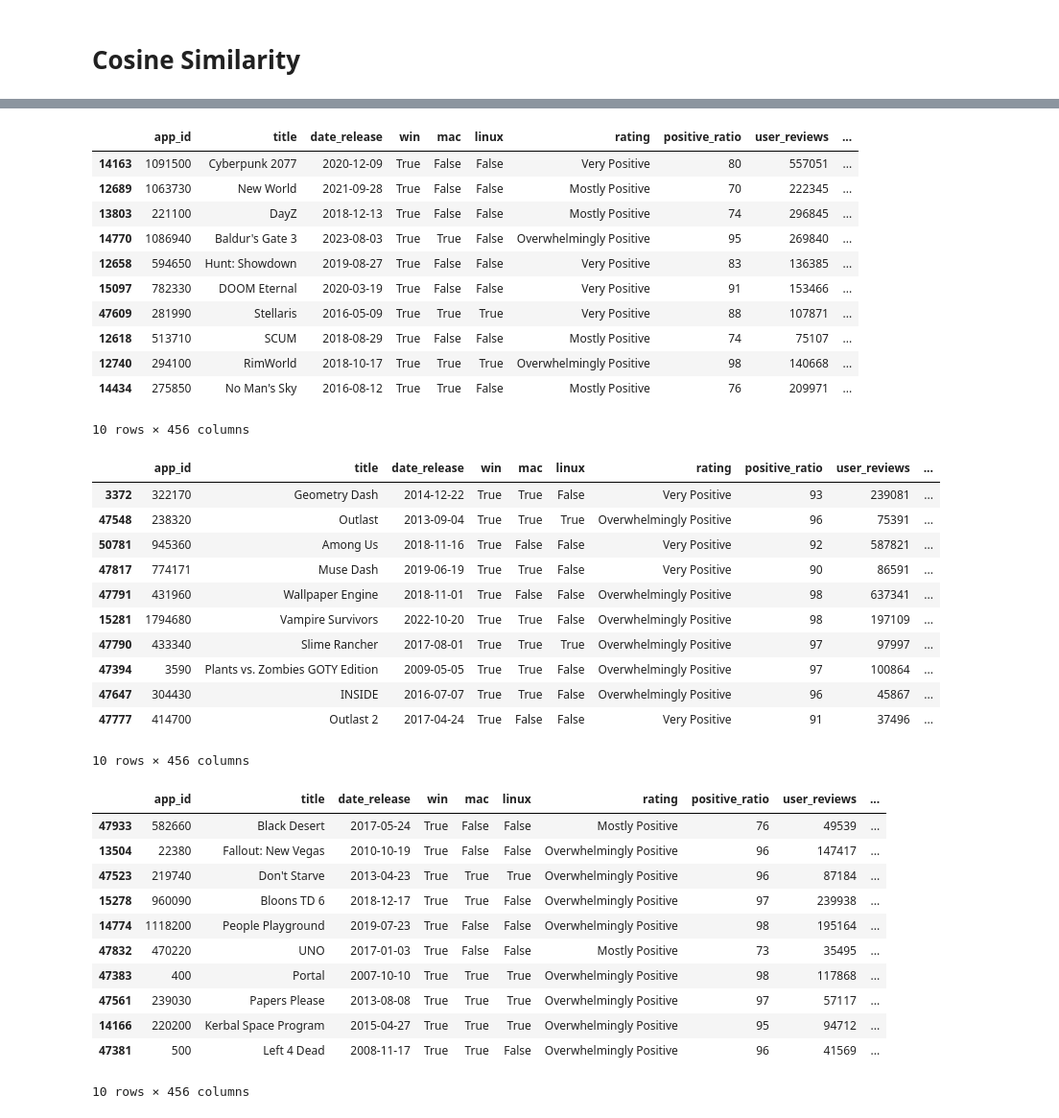
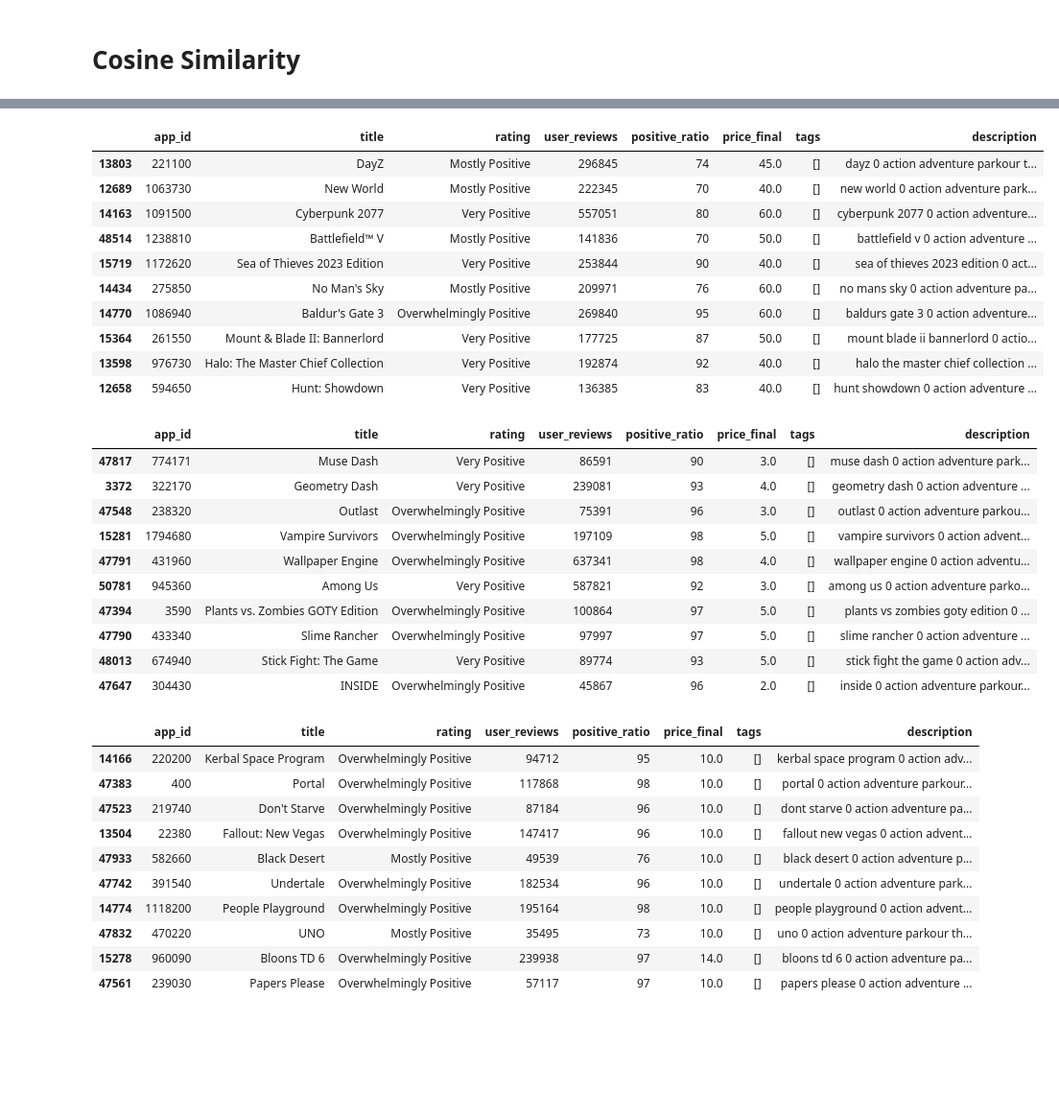
Before and after one commit to nicklus-14/game-recommendation-system, a Jupyter notebook: feature_engineering_and_similarity.ipynb, the cells around one changed output, grey strips where cells are left out. Shown: that part at 96% size. Drawn from its saved outputs; the diff is of its cells as text; code cells hidden in the pictures; blank space fills up the shorter version.

```diff
--- a/feature_engineering_and_similarity.ipynb
+++ b/feature_engineering_and_similarity.ipynb
@@ -270,51 +280,48 @@ IndexError: index 2604 is out of bounds for axis 0 with size 828
 # %%
 # ELDEN RING
 rec = recommend(df, 1245620, cs_matrix)
-rec
+rec[['app_id', 'title', 'rating', 'user_reviews', 'positive_ratio', 'price_final','tags', 'description']]
 # %% [output]
-|  | app_id | title | date_release | win | mac | linux | rating | positive_ratio | user_reviews | ... |
-| 14163 | 1091500 | Cyberpunk 2077 | 2020-12-09 | True | False | False | Very Positive | 80 | 557051 | ... |
-| 12689 | 1063730 | New World | 2021-09-28 | True | False | False | Mostly Positive | 70 | 222345 | ... |
-| 13803 | 221100 | DayZ | 2018-12-13 | True | False | False | Mostly Positive | 74 | 296845 | ... |
-| 14770 | 1086940 | Baldur's Gate 3 | 2023-08-03 | True | True | False | Overwhelmingly Positive | 95 | 269840 | ... |
-| 12658 | 594650 | Hunt: Showdown | 2019-08-27 | True | False | False | Very Positive | 83 | 136385 | ... |
-| 15097 | 782330 | DOOM Eternal | 2020-03-19 | True | False | False | Very Positive | 91 | 153466 | ... |
-| 47609 | 281990 | Stellaris | 2016-05-09 | True | True | True | Very Positive | 88 | 107871 | ... |
-| 12618 | 513710 | SCUM | 2018-08-29 | True | False | False | Mostly Positive | 74 | 75107 | ... |
-| 12740 | 294100 | RimWorld | 2018-10-17 | True | True | True | Overwhelmingly Positive | 98 | 140668 | ... |
-| 14434 | 275850 | No Man's Sky | 2016-08-12 | True | True | False | Mostly Positive | 76 | 209971 | ... |
+|  | app_id | title | rating | user_reviews | positive_ratio | price_final | tags | description |
+| 13803 | 221100 | DayZ | Mostly Positive | 296845 | 74 | 45.0 | [] | dayz 0 action adventure parkour t... |
+| 12689 | 1063730 | New World | Mostly Positive | 222345 | 70 | 40.0 | [] | new world 0 action adventure park... |
+| 14163 | 1091500 | Cyberpunk 2077 | Very Positive | 557051 | 80 | 60.0 | [] | cyberpunk 2077 0 action adventure... |
+| 48514 | 1238810 | Battlefield™ V | Mostly Positive | 141836 | 70 | 50.0 | [] | battlefield v 0 action adventure ... |
+| 15719 | 1172620 | Sea of Thieves 2023 Edition | Very Positive | 253844 | 90 | 40.0 | [] | sea of thieves 2023 edition 0 act... |
+| 14434 | 275850 | No Man's Sky | Mostly Positive | 209971 | 76 | 60.0 | [] | no mans sky 0 action adventure pa... |
+| 14770 | 1086940 | Baldur's Gate 3 | Overwhelmingly Positive | 269840 | 95 | 60.0 | [] | baldurs gate 3 0 action adventure... |
+| 15364 | 261550 | Mount & Blade II: Bannerlord | Very Positive | 177725 | 87 | 50.0 | [] | mount blade ii bannerlord 0 actio... |
+| 13598 | 976730 | Halo: The Master Chief Collection | Very Positive | 192874 | 92 | 40.0 | [] | halo the master chief collection ... |
+| 12658 | 594650 | Hunt: Showdown | Very Positive | 136385 | 83 | 40.0 | [] | hunt showdown 0 action adventure ... |
-10 rows × 456 columns
 # %%
 # Titanfall 2
 rec = recommend(df, 1237970, cs_matrix)
-rec
+rec[['app_id', 'title', 'rating', 'user_reviews', 'positive_ratio', 'price_final','tags', 'description']]
 # %% [output]
-|  | app_id | title | date_release | win | mac | linux | rating | positive_ratio | user_reviews | ... |
-| 3372 | 322170 | Geometry Dash | 2014-12-22 | True | True | False | Very Positive | 93 | 239081 | ... |
-| 47548 | 238320 | Outlast | 2013-09-04 | True | True | True | Overwhelmingly Positive | 96 | 75391 | ... |
-| 50781 | 945360 | Among Us | 2018-11-16 | True | False | False | Very Positive | 92 | 587821 | ... |
-| 47817 | 774171 | Muse Dash | 2019-06-19 | True | True | False | Very Positive | 90 | 86591 | ... |
-| 47791 | 431960 | Wallpaper Engine | 2018-11-01 | True | False | False | Overwhelmingly Positive | 98 | 637341 | ... |
-| 15281 | 1794680 | Vampire Survivors | 2022-10-20 | True | True | False | Overwhelmingly Positive | 98 | 197109 | ... |
-| 47790 | 433340 | Slime Rancher | 2017-08-01 | True | True | True | Overwhelmingly Positive | 97 | 97997 | ... |
-| 47394 | 3590 | Plants vs. Zombies GOTY Edition | 2009-05-05 | True | True | False | Overwhelmingly Positive | 97 | 100864 | ... |
-| 47647 | 304430 | INSIDE | 2016-07-07 | True | True | False | Overwhelmingly Positive | 96 | 45867 | ... |
-| 47777 | 414700 | Outlast 2 | 2017-04-24 | True | False | False | Very Positive | 91 | 37496 | ... |
+|  | app_id | title | rating | user_reviews | positive_ratio | price_final | tags | description |
+| 47817 | 774171 | Muse Dash | Very Positive | 86591 | 90 | 3.0 | [] | muse dash 0 action adventure park... |
+| 3372 | 322170 | Geometry Dash | Very Positive | 239081 | 93 | 4.0 | [] | geometry dash 0 action adventure ... |
+| 47548 | 238320 | Outlast | Overwhelmingly Positive | 75391 | 96 | 3.0 | [] | outlast 0 action adventure parkou... |
+| 15281 | 1794680 | Vampire Survivors | Overwhelmingly Positive | 197109 | 98 | 5.0 | [] | vampire survivors 0 action advent... |
+| 47791 | 431960 | Wallpaper Engine | Overwhelmingly Positive | 637341 | 98 | 4.0 | [] | wallpaper engine 0 action adventu... |
+| 50781 | 945360 | Among Us | Very Positive | 587821 | 92 | 3.0 | [] | among us 0 action adventure parko... |
+| 47394 | 3590 | Plants vs. Zombies GOTY Edition | Overwhelmingly Positive | 100864 | 97 | 5.0 | [] | plants vs zombies goty edition 0 ... |
+| 47790 | 433340 | Slime Rancher | Overwhelmingly Positive | 97997 | 97 | 5.0 | [] | slime rancher 0 action adventure ... |
+| 48013 | 674940 | Stick Fight: The Game | Very Positive | 89774 | 93 | 5.0 | [] | stick fight the game 0 action adv... |
+| 47647 | 304430 | INSIDE | Overwhelmingly Positive | 45867 | 96 | 2.0 | [] | inside 0 action adventure parkour... |
-10 rows × 456 columns
 # %%
 # Insurgency Sandstorm
 rec = recommend(df, 581320, cs_matrix)
-rec
+rec[['app_id', 'title', 'rating', 'user_reviews', 'positive_ratio', 'price_final','tags', 'description']]
 # %% [output]
-|  | app_id | title | date_release | win | mac | linux | rating | positive_ratio | user_reviews | ... |
-| 47933 | 582660 | Black Desert | 2017-05-24 | True | False | False | Mostly Positive | 76 | 49539 | ... |
-| 13504 | 22380 | Fallout: New Vegas | 2010-10-19 | True | False | False | Overwhelmingly Positive | 96 | 147417 | ... |
-| 47523 | 219740 | Don't Starve | 2013-04-23 | True | True | True | Overwhelmingly Positive | 96 | 87184 | ... |
-| 15278 | 960090 | Bloons TD 6 | 2018-12-17 | True | True | False | Overwhelmingly Positive | 97 | 239938 | ... |
-| 14774 | 1118200 | People Playground | 2019-07-23 | True | False | False | Overwhelmingly Positive | 98 | 195164 | ... |
-| 47832 | 470220 | UNO | 2017-01-03 | True | False | False | Mostly Positive | 73 | 35495 | ... |
-| 47383 | 400 | Portal | 2007-10-10 | True | True | True | Overwhelmingly Positive | 98 | 117868 | ... |
-| 47561 | 239030 | Papers Please | 2013-08-08 | True | True | True | Overwhelmingly Positive | 97 | 57117 | ... |
-| 14166 | 220200 | Kerbal Space Program | 2015-04-27 | True | True | True | Overwhelmingly Positive | 95 | 94712 | ... |
-| 47381 | 500 | Left 4 Dead | 2008-11-17 | True | True | False | Overwhelmingly Positive | 96 | 41569 | ... |
+|  | app_id | title | rating | user_reviews | positive_ratio | price_final | tags | description |
+| 14166 | 220200 | Kerbal Space Program | Overwhelmingly Positive | 94712 | 95 | 10.0 | [] | kerbal space program 0 action adv... |
+| 47383 | 400 | Portal | Overwhelmingly Positive | 117868 | 98 | 10.0 | [] | portal 0 action adventure parkour... |
+| 47523 | 219740 | Don't Starve | Overwhelmingly Positive | 87184 | 96 | 10.0 | [] | dont starve 0 action adventure pa... |
+| 13504 | 22380 | Fallout: New Vegas | Overwhelmingly Positive | 147417 | 96 | 10.0 | [] | fallout new vegas 0 action advent... |
+| 47933 | 582660 | Black Desert | Mostly Positive | 49539 | 76 | 10.0 | [] | black desert 0 action adventure p... |
+| 47742 | 391540 | Undertale | Overwhelmingly Positive | 182534 | 96 | 10.0 | [] | undertale 0 action adventure park... |
+| 14774 | 1118200 | People Playground | Overwhelmingly Positive | 195164 | 98 | 10.0 | [] | people playground 0 action advent... |
+| 47832 | 470220 | UNO | Mostly Positive | 35495 | 73 | 10.0 | [] | uno 0 action adventure parkour th... |
+| 15278 | 960090 | Bloons TD 6 | Overwhelmingly Positive | 239938 | 97 | 14.0 | [] | bloons td 6 0 action adventure pa... |
+| 47561 | 239030 | Papers Please | Overwhelmingly Positive | 57117 | 97 | 10.0 | [] | papers please 0 action adventure ... |
-10 rows × 456 columns
```
Also changed, not shown: parts of 12 cells of this notebook, 1 other file.
